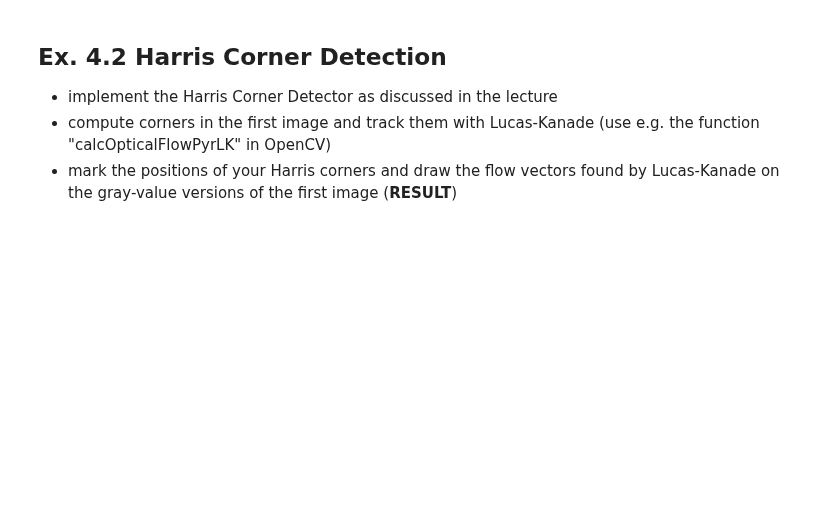
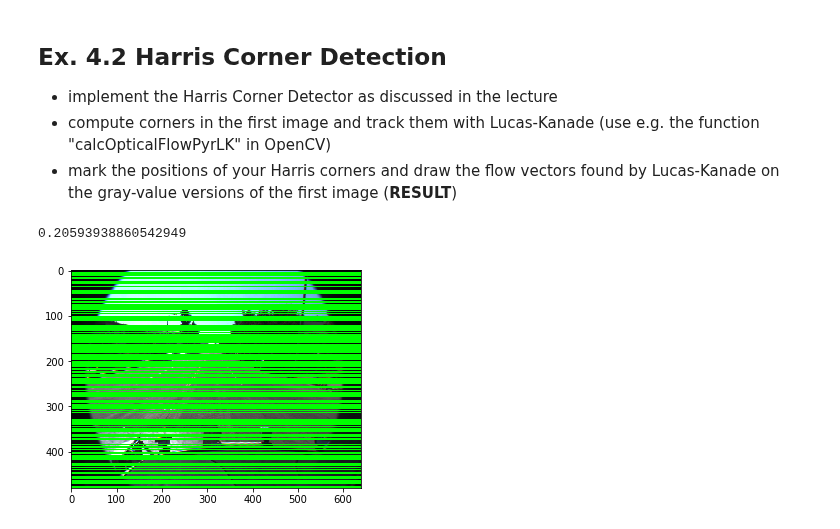
Before and after one commit to Rintel/ComputerVision, a Jupyter notebook: 04_BlockMatching_HarrisCorners.ipynb, the cells around one changed output. Saved outputs shown, nothing was run; the diff lists cells and outputs as text; code cells hidden in the pictures; blank space fills up the shorter version.

```diff
--- a/04_BlockMatching_HarrisCorners.ipynb
+++ b/04_BlockMatching_HarrisCorners.ipynb
@@ -117,42 +125,41 @@ if __name__ == '__main__':
 * compute corners in the first image and track them with Lucas-Kanade (use e.g. the function "calcOpticalFlowPyrLK" in OpenCV)
 * mark the positions of your Harris corners and draw the flow vectors found by Lucas-Kanade on the gray-value versions of the first image (**RESULT**)
 # %%
-def getTensor(dx, dy):
-    #np.dot([a, b], [c, d]) = ac+bd
-    dx_dy = dx*dy
-    return np.matrix([[dx**2, dx_dy], [dx_dy, dy**2]])
-
 def calculateGradients(imgGrey):
     gradients = np.zeros((imgGrey.shape[0], imgGrey.shape[1], 2))
     for h in range(1, imgGrey.shape[0]-1):
         for w in range(1, imgGrey.shape[1]-1):
             gradients[h][w][0] = (imgGrey[h][w+1] - imgGrey[h] [w-1])/2
             gradients[h][w][1] = (imgGrey[h-1][w] - imgGrey[h+1][w])/2
 
     return gradients
 
 def findCorners(image):
     imgGrey = color.rgb2gray(image)
-    plt.imshow(imgGrey)
-    gradients = np.gradient(imgGrey)
-    '''for y in range(imgGrey.shape[0]):
-        for x in range(imgGrey.shape[1]):
-            dx, dy  = gradients[y][x]
-            tensor = getTensor(dx, dy)
-            k = 0.04 # 0.04 - 0.06
-            detector = np.linalg.det(tensor) - k*(np.trace(tensor)**2)
-            print(detector) '''
+    #gradients = np.gradient(imgGrey)
+    gradientX, gradientY =  np.gradient(imgGrey)
+    #detector = np.empty_like(imgGrey)
+    k = 0.04 # 0.04 - 0.06
+    gradientX_2 = gradientX*gradientX
+    gradientY_2 = gradientY*gradientY
+    gradientYX  = gradientX*gradientY
+    detector =  gradientX_2*gradientY_2 - \
+                gradientYX*gradientYX - \
+                k * (gradientX_2 + gradientY_2)
+    threshold = -1.14164484e-07
+    detectorMask = detector[:, 0] > threshold
+    image[detectorMask] = [0, 255, 0]
+    plt.imshow(image)
 
 
 def trackLane():
     lane1 = io.imread('images/lane_detection/f00000.png')
     corners = findCorners(lane1)
 
-print("I'm here")
-#trackLane()
-a = np.ones((2,2))
-print(a)
 
-#((before_1, after_1), ... (before_N, after_N))
-b = np.pad(a, ((1,2), (1,1)), 'constant')#, constant_values=(1, 2,3,4))
-print(b)
+if __name__ == '__main__':
+    import timeit
+    print(timeit.timeit("trackLane()", setup="from __main__ import trackLane", number=1))
+# %% [output]
+0.20593938860542949
+[figure, added]
```
Also changed, not shown: parts of 1 cell of this notebook.
